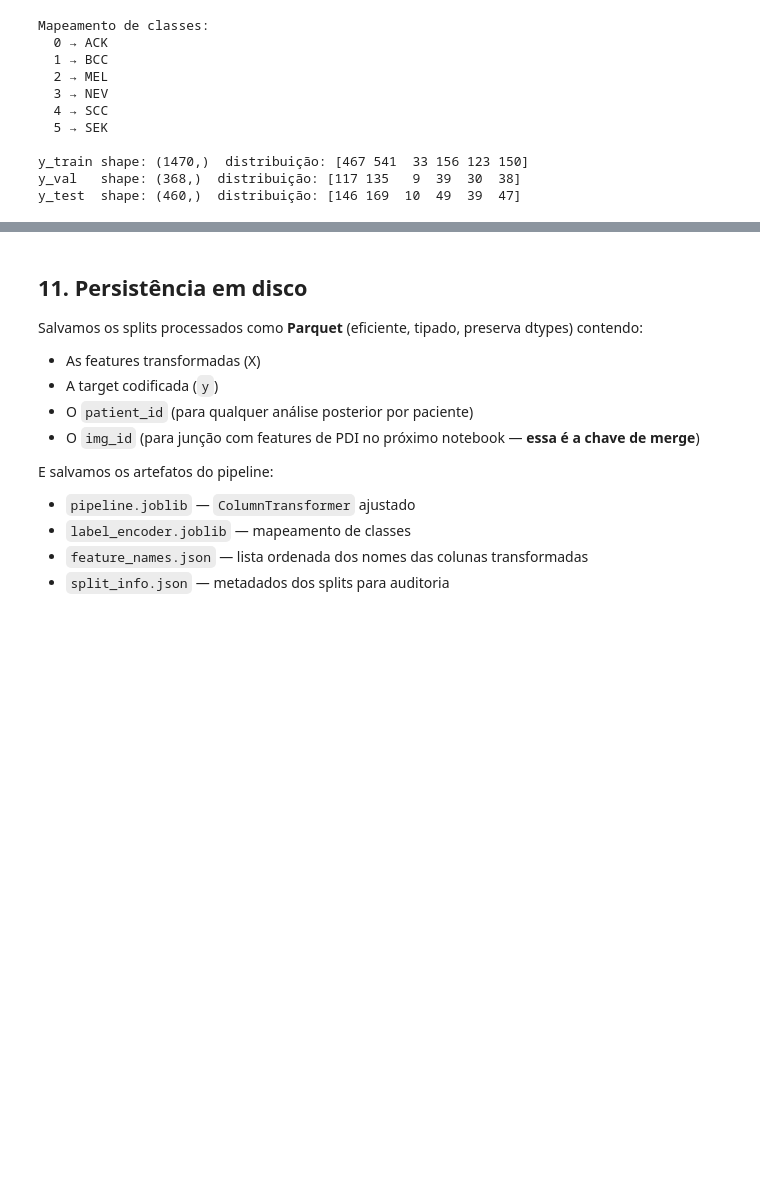
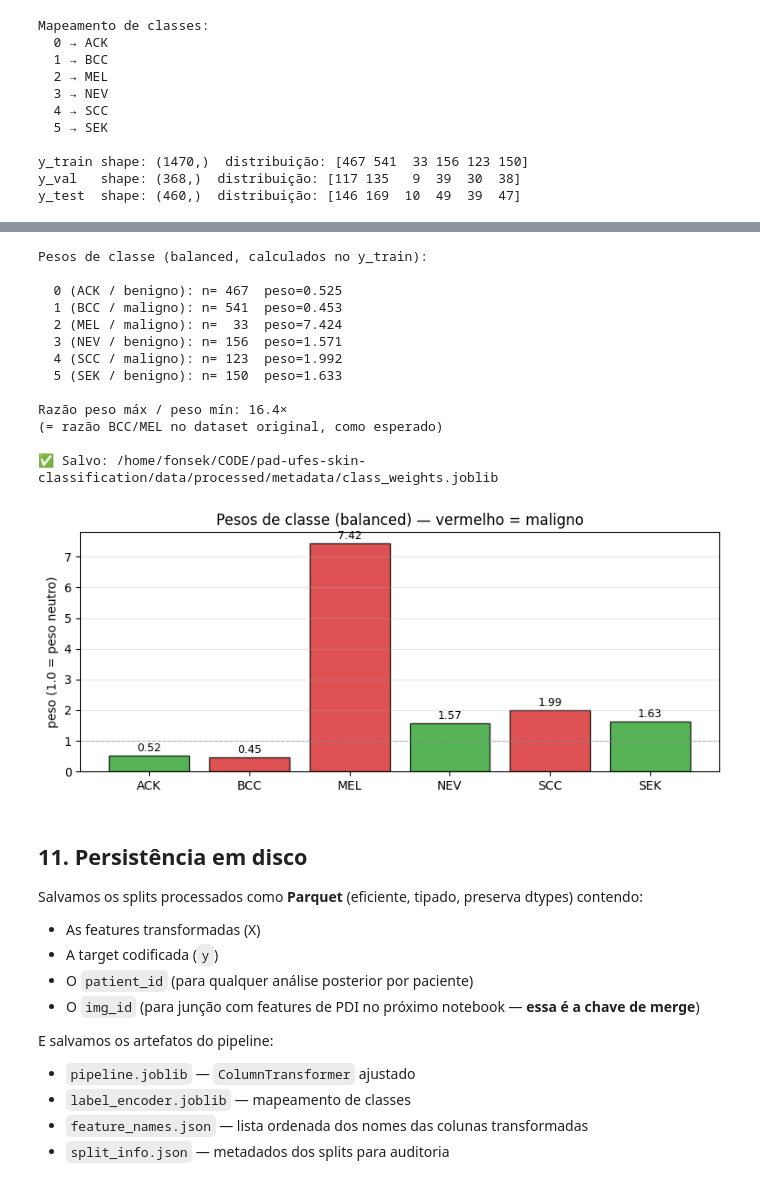
Before and after one commit to Icaro-Oliveira1/pad-ufes-skin-classification, a Jupyter notebook: notebooks_v2/02_preprocessamento_metadados.ipynb, the cells around one changed output, grey strips where cells are left out. Drawn from its saved outputs; the diff is of its cells as text; code cells hidden in the pictures; blank space fills up the shorter version.

```diff
--- a/notebooks_v2/02_preprocessamento_metadados.ipynb
+++ b/notebooks_v2/02_preprocessamento_metadados.ipynb
@@ -830,3 +1108,57 @@ y_test  shape: (460,)  distribuição: [146 169  10  49  39  47]
+# %%
+from sklearn.utils.class_weight import compute_class_weight
+
+classes_arr = np.unique(y_train)
+weights     = compute_class_weight('balanced', classes=classes_arr, y=y_train)
+class_weight_dict = {int(c): float(w) for c, w in zip(classes_arr, weights)}
+
+print('Pesos de classe (balanced, calculados no y_train):')
+print()
+MALIGNANT = {'BCC', 'MEL', 'SCC'}
+for cls_idx, w in sorted(class_weight_dict.items()):
+    cls_name = le_target.classes_[cls_idx]
+    grupo    = 'maligno' if cls_name in MALIGNANT else 'benigno'
+    n        = int((y_train == cls_idx).sum())
+    print(f'  {cls_idx} ({cls_name:3s} / {grupo:7s}): n={n:4d}  peso={w:.3f}')
+
+# Razão peso max / peso min — "quantas vezes a classe mais rara é penalizada a mais"
+ratio = max(class_weight_dict.values()) / min(class_weight_dict.values())
+print(f'\nRazão peso máx / peso mín: {ratio:.1f}×')
+print('(= razão BCC/MEL no dataset original, como esperado)')
+
+# Persistir como artefato — notebook de modelagem só precisa fazer joblib.load
+joblib.dump(class_weight_dict, PROC_DIR / 'class_weights.joblib')
+print(f'\n✅ Salvo: {PROC_DIR / "class_weights.joblib"}')
+
+# Visualização
+fig, ax = plt.subplots(figsize=(8, 3.5))
+names = [le_target.classes_[i] for i in sorted(class_weight_dict)]
+vals  = [class_weight_dict[i] for i in sorted(class_weight_dict)]
+colors = ['#d62728' if n in MALIGNANT else '#2ca02c' for n in names]
+bars = ax.bar(names, vals, color=colors, edgecolor='black', alpha=0.8)
+for b, v in zip(bars, vals):
+    ax.text(b.get_x()+b.get_width()/2, v+0.15, f'{v:.2f}',
+            ha='center', fontsize=9)
+ax.axhline(1.0, color='gray', ls='--', lw=0.8, alpha=0.6)
+ax.set_title('Pesos de classe (balanced) — vermelho = maligno')
+ax.set_ylabel('peso (1.0 = peso neutro)')
+ax.grid(axis='y', alpha=0.3)
+plt.tight_layout(); plt.show()
+# %% [output]
+Pesos de classe (balanced, calculados no y_train):
+
+  0 (ACK / benigno): n= 467  peso=0.525
+  1 (BCC / maligno): n= 541  peso=0.453
+  2 (MEL / maligno): n=  33  peso=7.424
+  3 (NEV / benigno): n= 156  peso=1.571
+  4 (SCC / maligno): n= 123  peso=1.992
+  5 (SEK / benigno): n= 150  peso=1.633
+
+Razão peso máx / peso mín: 16.4×
+(= razão BCC/MEL no dataset original, como esperado)
+
+✅ Salvo: /home/fonsek/CODE/pad-ufes-skin-classification/data/processed/metadata/class_weights.joblib
+[figure, added]
 # %% [markdown]
 ## 11. Persistência em disco
 
```
Also changed, not shown: parts of 8 cells of this notebook, 4 other files.
